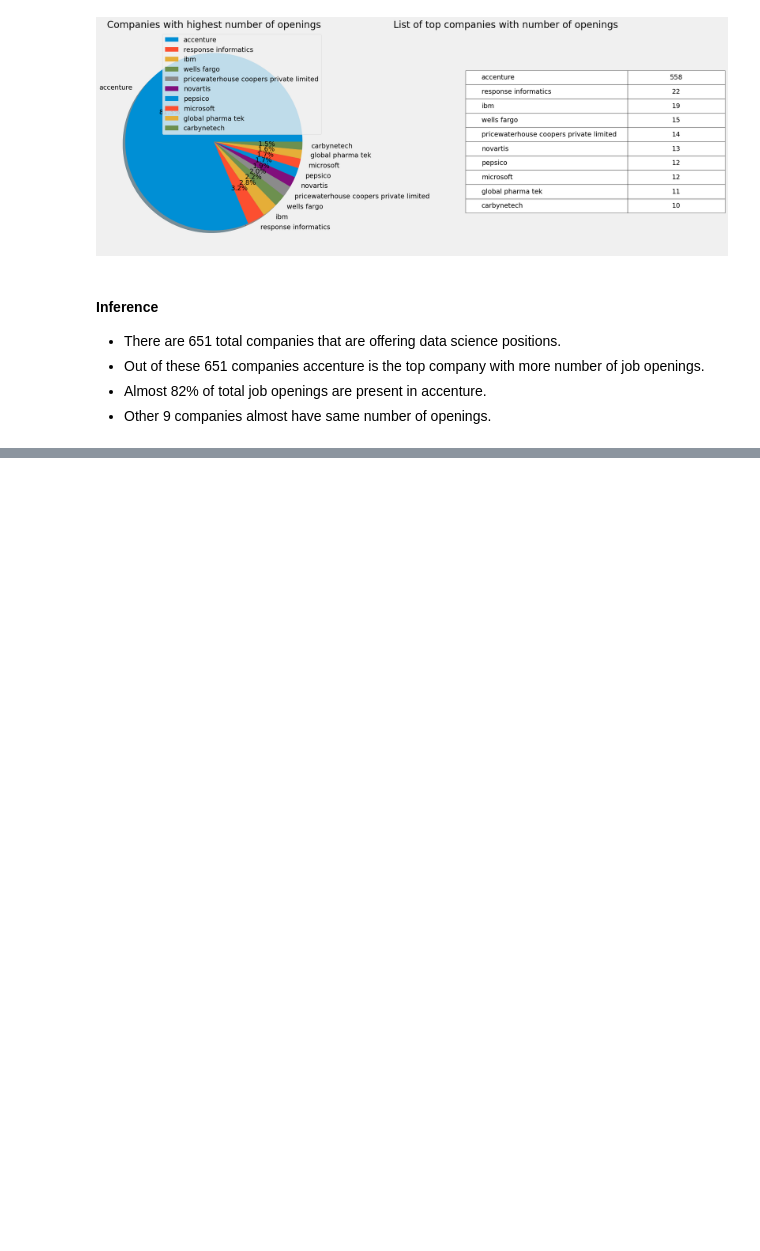
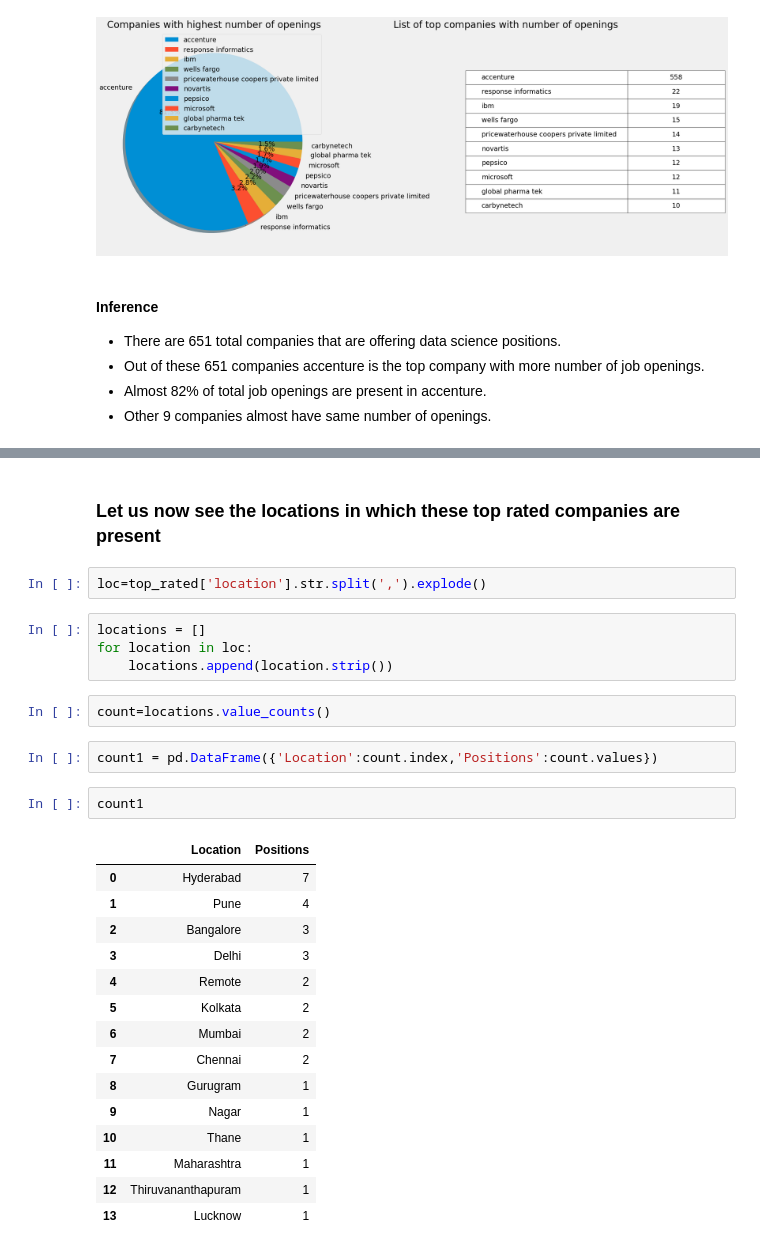
Before and after one commit to Lavanyasuc31/Data_Science_Jobs_Analysis, a Jupyter notebook: Naukri.ipynb, the cells around one changed output, grey strips where cells are left out. Drawn from its saved outputs; the diff is of its cells as text; blank space fills up the shorter version.

```diff
--- a/Naukri.ipynb
+++ b/Naukri.ipynb
@@ -902,0 +904,30 @@ Name: min_YOE, dtype: float64
+# %% [markdown]
+### **Let us now see the locations in which these top rated companies are present**
+# %%
+loc=top_rated['location'].str.split(',').explode()
+# %%
+locations = []
+for location in loc:
+    locations.append(location.strip())
+# %%
+count=locations.value_counts()
+# %%
+count1 = pd.DataFrame({'Location':count.index,'Positions':count.values})
+# %%
+count1
+# %% [output]
+|  | Location | Positions |
+| 0 | Hyderabad | 7 |
+| 1 | Pune | 4 |
+| 2 | Bangalore | 3 |
+| 3 | Delhi | 3 |
+| 4 | Remote | 2 |
+| 5 | Kolkata | 2 |
+| 6 | Mumbai | 2 |
+| 7 | Chennai | 2 |
+| 8 | Gurugram | 1 |
+| 9 | Nagar | 1 |
+| 10 | Thane | 1 |
+| 11 | Maharashtra | 1 |
+| 12 | Thiruvananthapuram | 1 |
+| 13 | Lucknow | 1 |
```
Also changed, not shown: parts of 53 cells of this notebook.
